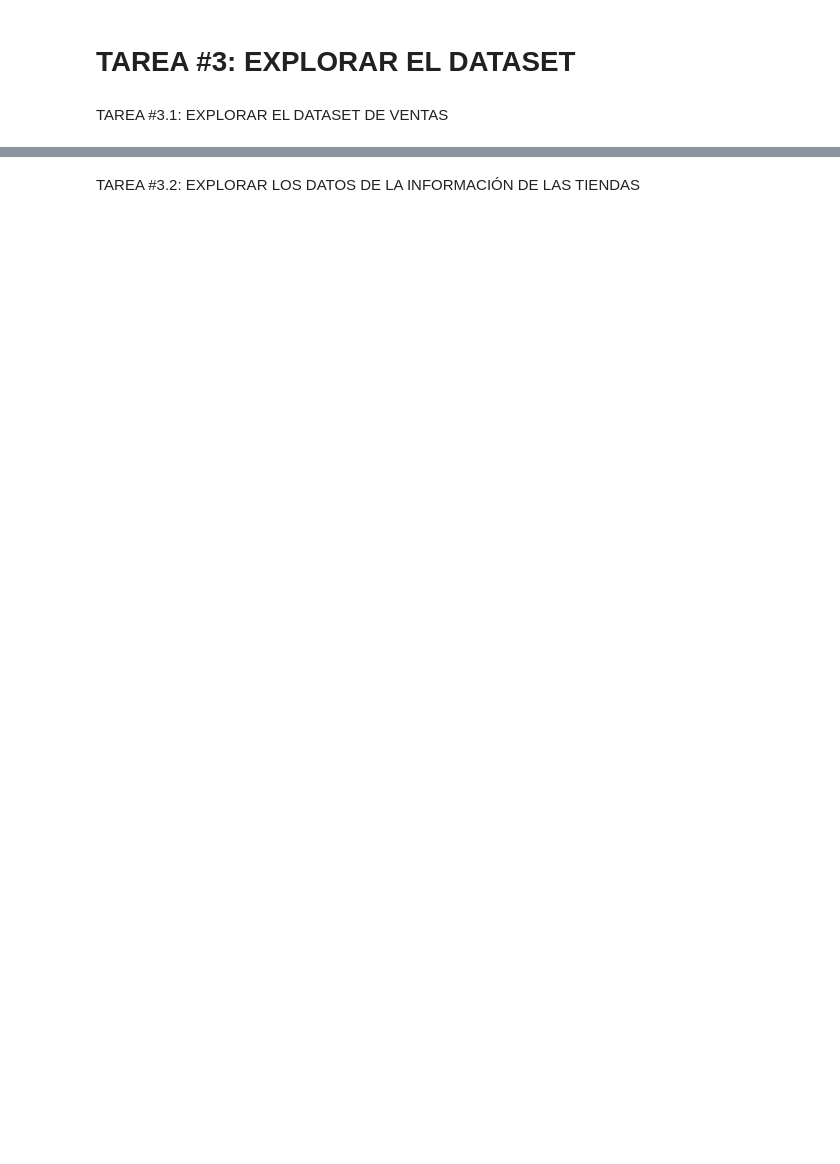
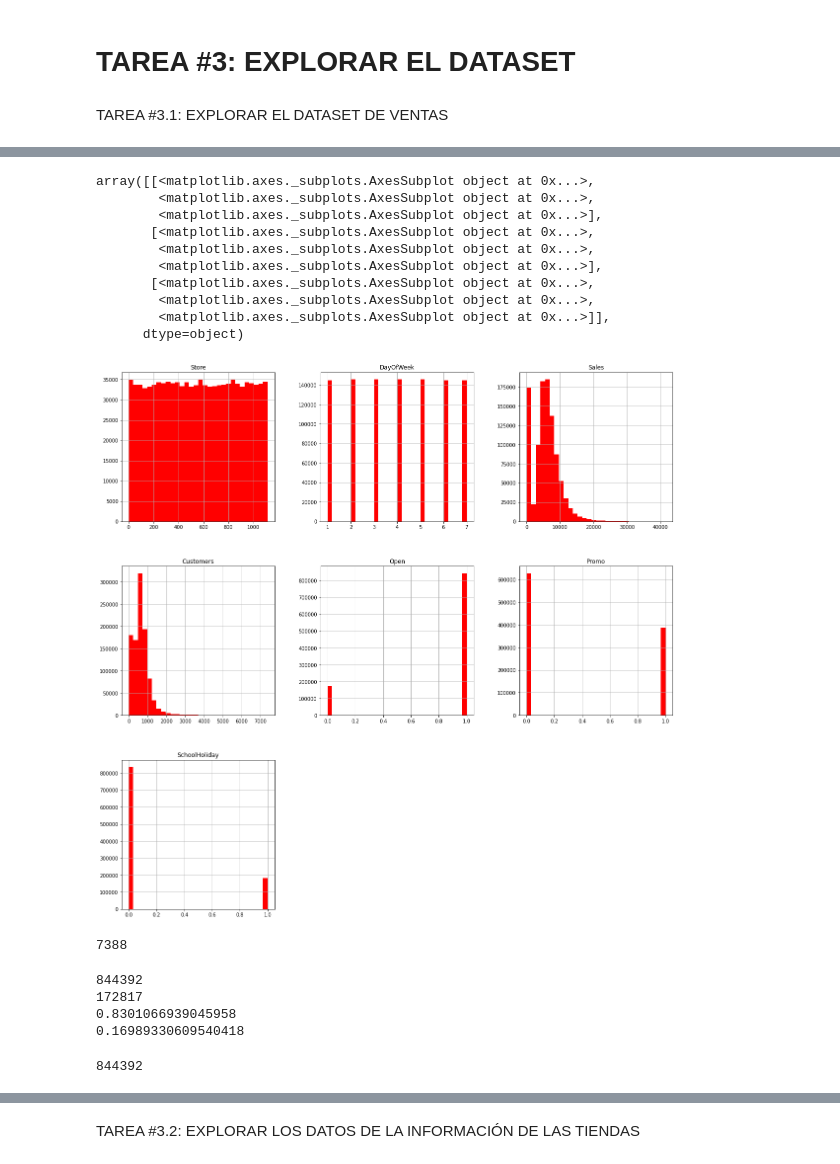
Before and after one commit to MartinSantaGitHub/ds4b, a Jupyter notebook: 3. Sales Department Data/Esqueleto_Departamento_de_Ventas.ipynb, the cells around one changed output, grey strips where cells are left out. Cells and saved outputs as stored; diff of their text form; code cells hidden in the pictures; blank space fills up the shorter version.

```diff
--- a/3. Sales Department Data/Esqueleto_Departamento_de_Ventas.ipynb
+++ b/3. Sales Department Data/Esqueleto_Departamento_de_Ventas.ipynb
@@ -143,10 +202,28 @@ TAREA #3.1: EXPLORAR EL DATASET DE VENTAS
 # %%
 # Promedio de 600 clientes por día, el máximo es 4500 (¡tenga en cuenta que no podemos ver el valor atípico en 7388!)
 # Los datos se distribuyen por igual en varios días de la semana (~ 150000 observaciones x 7 días = ~ 1,1 millones de observaciones)
 # Las tiendas están abiertas ~ 80% del tiempo
 # Los datos se distribuyen por igual entre todas las tiendas (sin sesgo)
 # La promoción # 1 se ejecutó aproximadamente el 40% del tiempo
 # Ventas promedio alrededor de 5000-6000 Euros
 # Las vacaciones escolares duran alrededor del 18% del tiempo
+
+sales_train_df.hist(bins = 30, figsize=(20,20), color = 'r')
+# %% [output]
+array([[<matplotlib.axes._subplots.AxesSubplot object at 0x...>,
+        <matplotlib.axes._subplots.AxesSubplot object at 0x...>,
+        <matplotlib.axes._subplots.AxesSubplot object at 0x...>],
+       [<matplotlib.axes._subplots.AxesSubplot object at 0x...>,
+        <matplotlib.axes._subplots.AxesSubplot object at 0x...>,
+        <matplotlib.axes._subplots.AxesSubplot object at 0x...>],
+       [<matplotlib.axes._subplots.AxesSubplot object at 0x...>,
+        <matplotlib.axes._subplots.AxesSubplot object at 0x...>,
+        <matplotlib.axes._subplots.AxesSubplot object at 0x...>]],
+      dtype=object)
+[figure, added]
+# %%
+sales_train_df['Customers'].max()
+# %% [output]
+7388
 # %%
 # ¡Veamos cuántas tiendas están abiertas y cerradas!
@@ -153,4 +232,13 @@ TAREA #3.1: EXPLORAR EL DATASET DE VENTAS
 # %%
 # Contemos el número de tiendas que están abiertas y cerradas
+print(len(open_train_df))
+print(len(closed_train_df))
+print(len(open_train_df) / len(sales_train_df))
+print(len(closed_train_df) / len(sales_train_df))
+# %% [output]
+844392
+172817
+0.8301066939045958
+0.16989330609540418
 # %%
 # nos quedamos solo con las tiendas abiertas y eliminamos las tiendas cerradas
@@ -159,2 +247,6 @@ TAREA #3.1: EXPLORAR EL DATASET DE VENTAS
+# %%
+len(sales_train_df)
+# %% [output]
+844392
 # %%
 # Ventas promedio = 6955 Euros, número promedio de clientes = 762 (ha subido)
```
Also changed, not shown: parts of 36 cells of this notebook.
